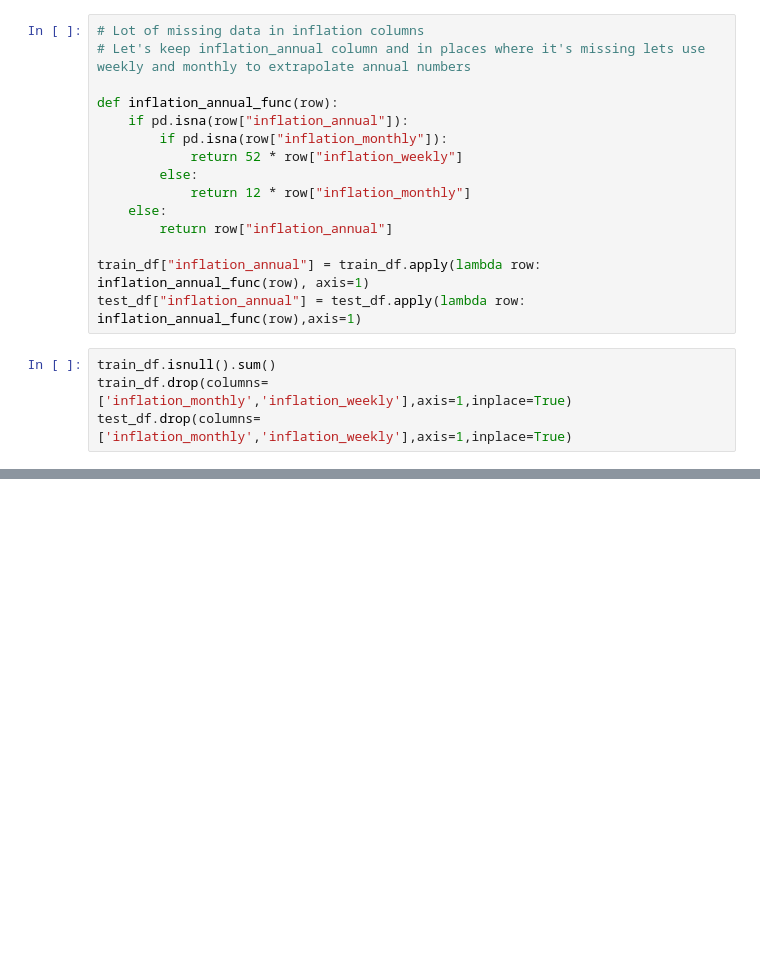
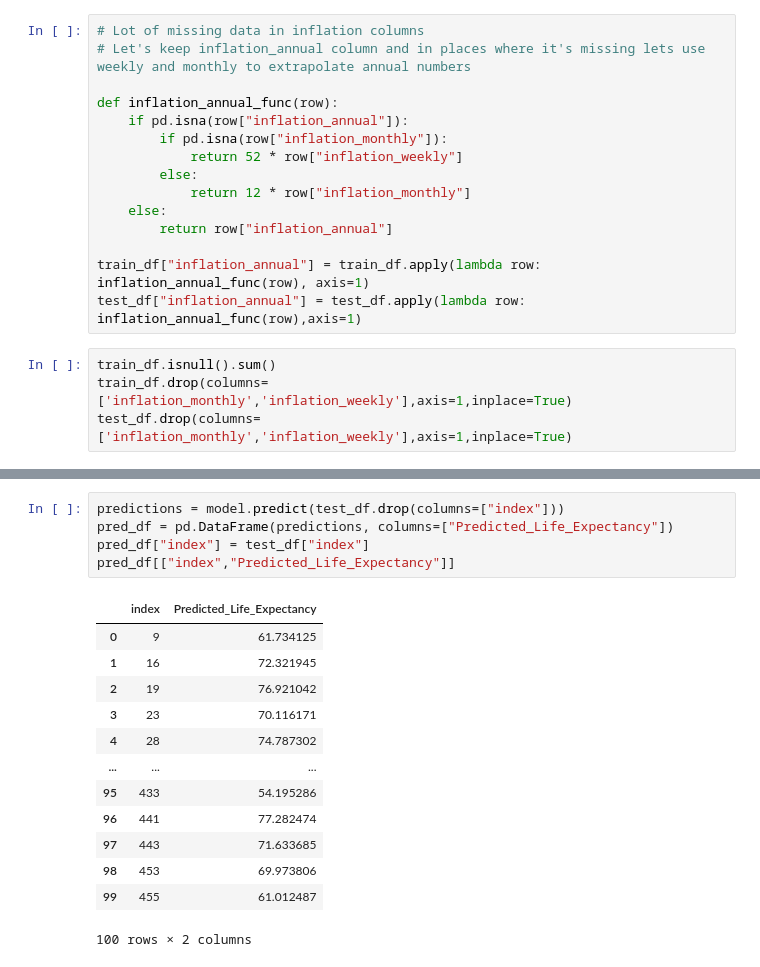
Before and after one commit to LastWarr/divya_portfolio_project, a Jupyter notebook: hackerrank/hackerrank_solved.ipynb, the cells around one changed output, grey strips where cells are left out. Cells and saved outputs as stored; diff of their text form; blank space fills up the shorter version.

```diff
--- a/hackerrank/hackerrank_solved.ipynb
+++ b/hackerrank/hackerrank_solved.ipynb
@@ -179,0 +230,19 @@ train_df[["armed_forces_total", "inflation_annual","secure_internet_servers_tota
+# %%
+predictions = model.predict(test_df.drop(columns=["index"]))
+pred_df = pd.DataFrame(predictions, columns=["Predicted_Life_Expectancy"])
+pred_df["index"] = test_df["index"]
+pred_df[["index","Predicted_Life_Expectancy"]]
+# %% [output]
+|  | index | Predicted_Life_Expectancy |
+| 0 | 9 | 61.734125 |
+| 1 | 16 | 72.321945 |
+| 2 | 19 | 76.921042 |
+| 3 | 23 | 70.116171 |
+| 4 | 28 | 74.787302 |
+| ... | ... | ... |
+| 95 | 433 | 54.195286 |
+| 96 | 441 | 77.282474 |
+| 97 | 443 | 71.633685 |
+| 98 | 453 | 69.973806 |
+| 99 | 455 | 61.012487 |
+100 rows × 2 columns
```
Also changed, not shown: parts of 14 cells of this notebook.
